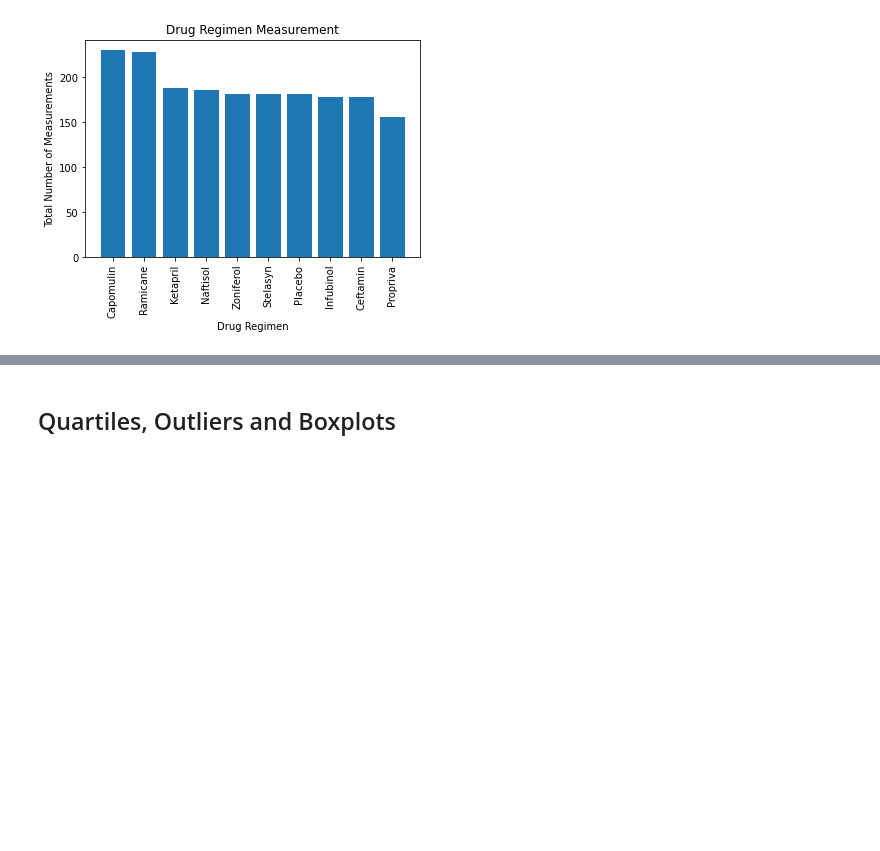
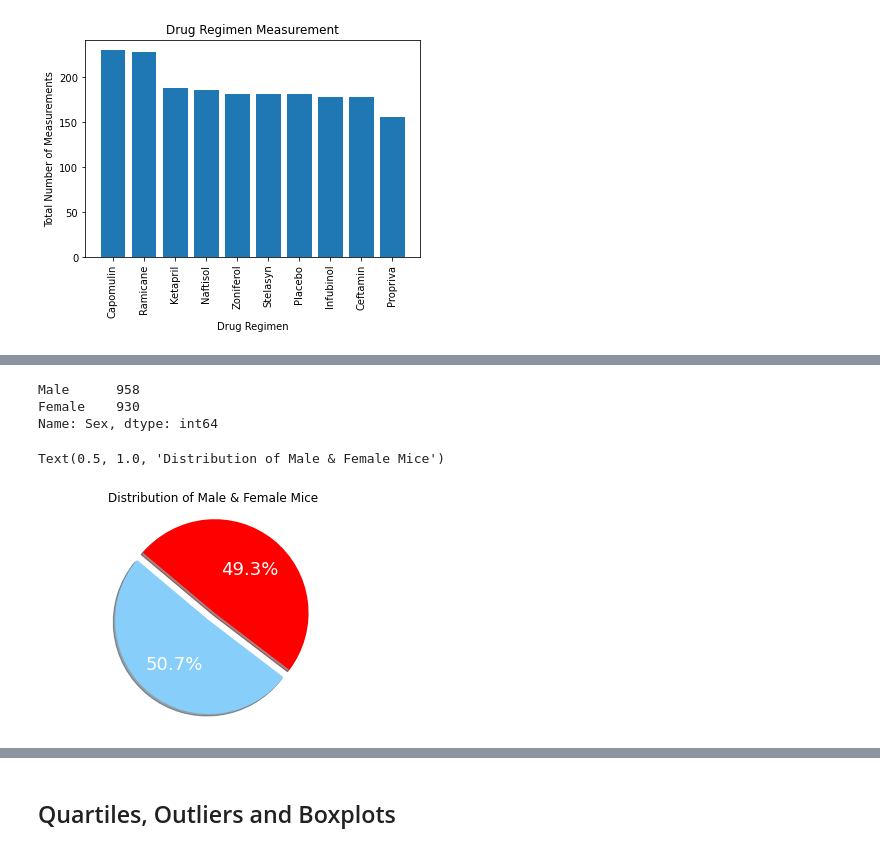
Before and after one commit to dorisakpovwa/Matplotlib_challenge, a Jupyter notebook: Pymaceuticals/pymaceuticals_starter.ipynb, the cells around one changed output, grey strips where cells are left out. Saved outputs shown, nothing was run; the diff lists cells and outputs as text; code cells hidden in the pictures; blank space fills up the shorter version.

Commit message:
added pie plot

```diff
--- a/Pymaceuticals/pymaceuticals_starter.ipynb
+++ b/Pymaceuticals/pymaceuticals_starter.ipynb
@@ -265,0 +280,22 @@ plt.bar
+# %%
+# Generate a pie plot showing the distribution of female versus male mice using pandas
+newmousedata_pie_pd= newmousedata['Sex'].value_counts()
+newmousedata_pie_pd
+# %% [output]
+Male      958
+Female    930
+Name: Sex, dtype: int64
+# %%
+#create the piechart based upon the values below
+# Automatically find the percentage of each part of the pie chart
+Mice = ["Male", "Female"]
+Number = [958, 930]
+colors = ["lightskyblue", "red"]
+# separate the male section in the pie chart
+explode = (0.1, 0)
+plt.pie(Number, explode=explode, labels=Mice, colors=colors, autopct="%1.1f%%", shadow=True, startangle=140, textprops={"color":"w", "size":18})
+plt.axis("equal")
+plt.title ("Distribution of Male & Female Mice")
+# %% [output]
+Text(0.5, 1.0, 'Distribution of Male & Female Mice')
+[figure, added]
```
Also changed, not shown: parts of 6 cells of this notebook.
